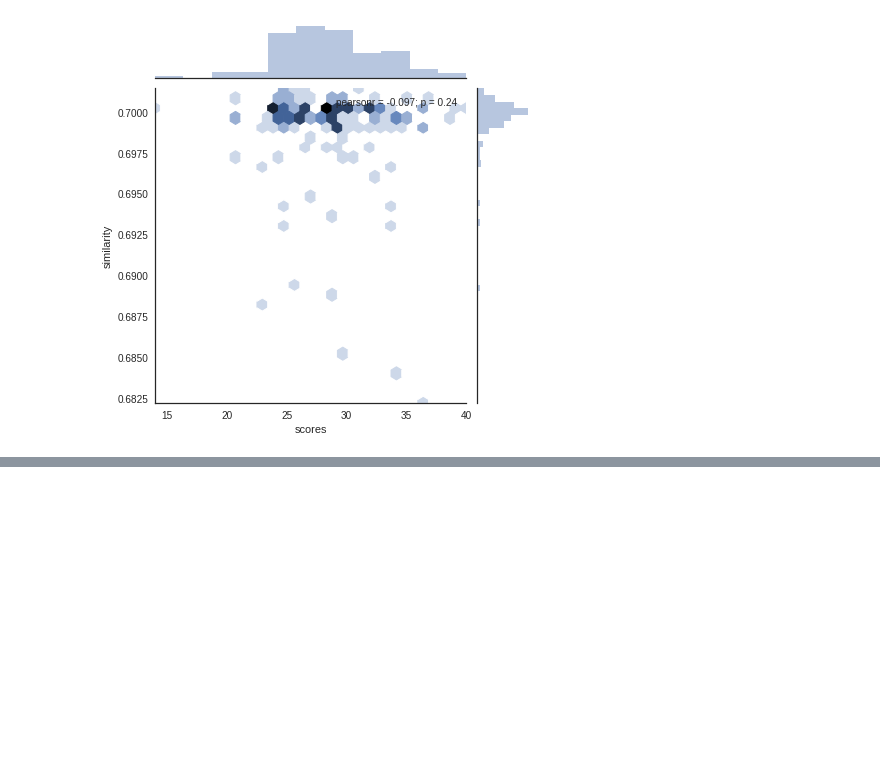
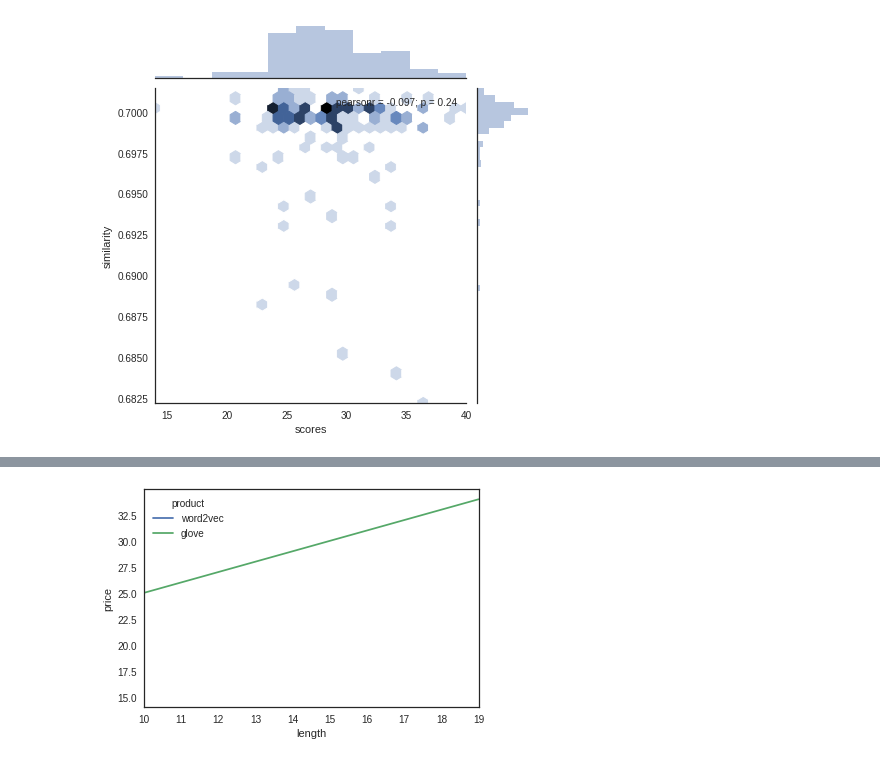
Before and after one commit to jamesb1082/hp-spell-generator, a Jupyter notebook: hp_spells/presentation.ipynb, the cells around one changed output, grey strips where cells are left out. Drawn from its saved outputs; the diff is of its cells as text; code cells hidden in the pictures; blank space fills up the shorter version.

Commit message:
added more graph output

```diff
--- a/hp_spells/presentation.ipynb
+++ b/hp_spells/presentation.ipynb
@@ -74,11 +74,3 @@ graph = sns.jointplot(x="scores", y="similarity", data=results, kind="reg")
 hex_graph = sns.jointplot(x="scores", y="similarity", data=results, kind="hex")
 # %% [output]
 [figure]
-# %%
-mean, cov = [0, 1], [(1, .5), (.5, 1)]
-data = np.random.multivariate_normal(mean, cov, 200)
-df = pd.DataFrame(data, columns=["x", "y"])
-
-f, ax = plt.subplots(figsize=(6, 6))
-cmap = sns.cubehelix_palette(as_cmap=True, dark=0, light=1, reverse=True)
-sns.kdeplot(results.similarity, df.y, cmap=cmap, n_levels=60, shade=True);
@@ -87,0 +77,8 @@ ValueError: The number of observations must be larger than the number of variabl
+# %%
+import numpy as np
+import matplotlib as plt
+import seaborn as sns
+import pandas as pd
+import matplotlib.pyplot as plt
+sns.set(style="white", color_codes=True)
+%matplotlib inline
@@ -87,0 +101,5 @@ ValueError: The number of observations must be larger than the number of variabl
+# %%
+ax = sns.tsplot(data=data,
+                time="length", value="price", unit="product", condition="product")
+# %% [output]
+[figure, added]
```
Also changed, not shown: parts of 3 cells of this notebook, 3 other files.
